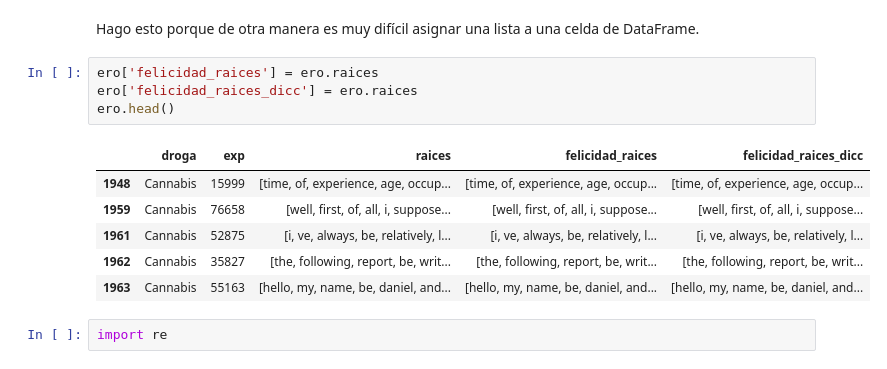
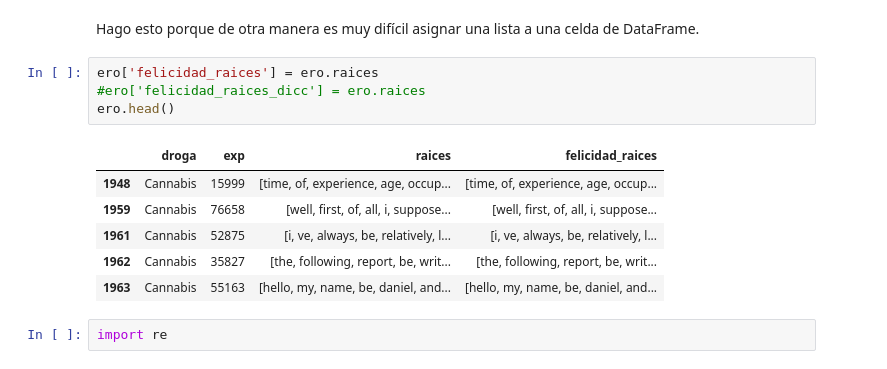
Before and after one commit to matiasbattocchia/tesis, a Jupyter notebook: Tesis.ipynb, the cells around one changed output. Cells and saved outputs as stored; diff of their text form.

```diff
--- a/Tesis.ipynb
+++ b/Tesis.ipynb
@@ -213,15 +219,15 @@ ero = pd.read_pickle('enzo/data_erowid_final.p')
 Hago esto porque de otra manera es muy difícil asignar una lista a una celda de DataFrame.
 # %%
 ero['felicidad_raices'] = ero.raices
-ero['felicidad_raices_dicc'] = ero.raices
+#ero['felicidad_raices_dicc'] = ero.raices
 ero.head()
 # %% [output]
-|  | droga | exp | raices | felicidad_raices | felicidad_raices_dicc |
-| 1948 | Cannabis | 15999 | [time, of, experience, age, occup... | [time, of, experience, age, occup... | [time, of, experience, age, occup... |
-| 1959 | Cannabis | 76658 | [well, first, of, all, i, suppose... | [well, first, of, all, i, suppose... | [well, first, of, all, i, suppose... |
-| 1961 | Cannabis | 52875 | [i, ve, always, be, relatively, l... | [i, ve, always, be, relatively, l... | [i, ve, always, be, relatively, l... |
-| 1962 | Cannabis | 35827 | [the, following, report, be, writ... | [the, following, report, be, writ... | [the, following, report, be, writ... |
-| 1963 | Cannabis | 55163 | [hello, my, name, be, daniel, and... | [hello, my, name, be, daniel, and... | [hello, my, name, be, daniel, and... |
+|  | droga | exp | raices | felicidad_raices |
+| 1948 | Cannabis | 15999 | [time, of, experience, age, occup... | [time, of, experience, age, occup... |
+| 1959 | Cannabis | 76658 | [well, first, of, all, i, suppose... | [well, first, of, all, i, suppose... |
+| 1961 | Cannabis | 52875 | [i, ve, always, be, relatively, l... | [i, ve, always, be, relatively, l... |
+| 1962 | Cannabis | 35827 | [the, following, report, be, writ... | [the, following, report, be, writ... |
+| 1963 | Cannabis | 55163 | [hello, my, name, be, daniel, and... | [hello, my, name, be, daniel, and... |
 # %%
 import re
 # %%
```
Also changed, not shown: parts of 27 cells of this notebook.
